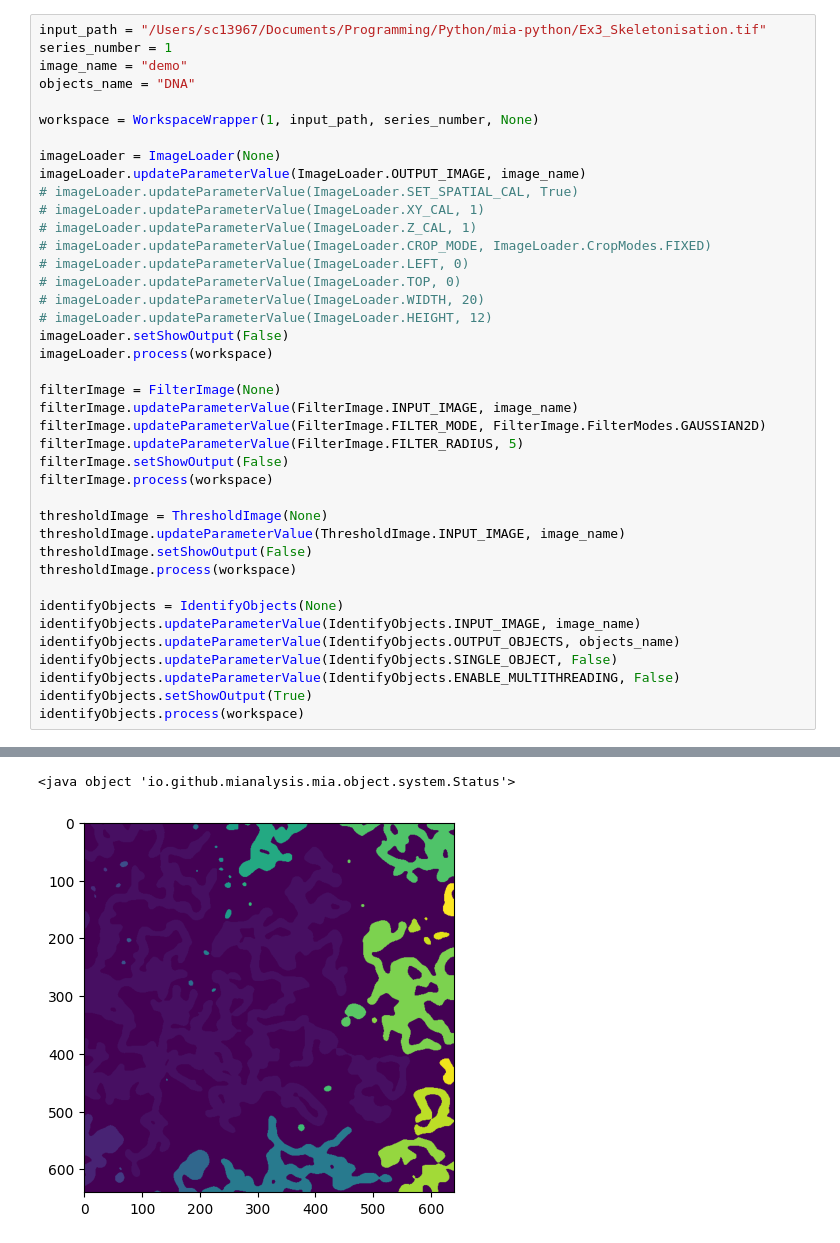
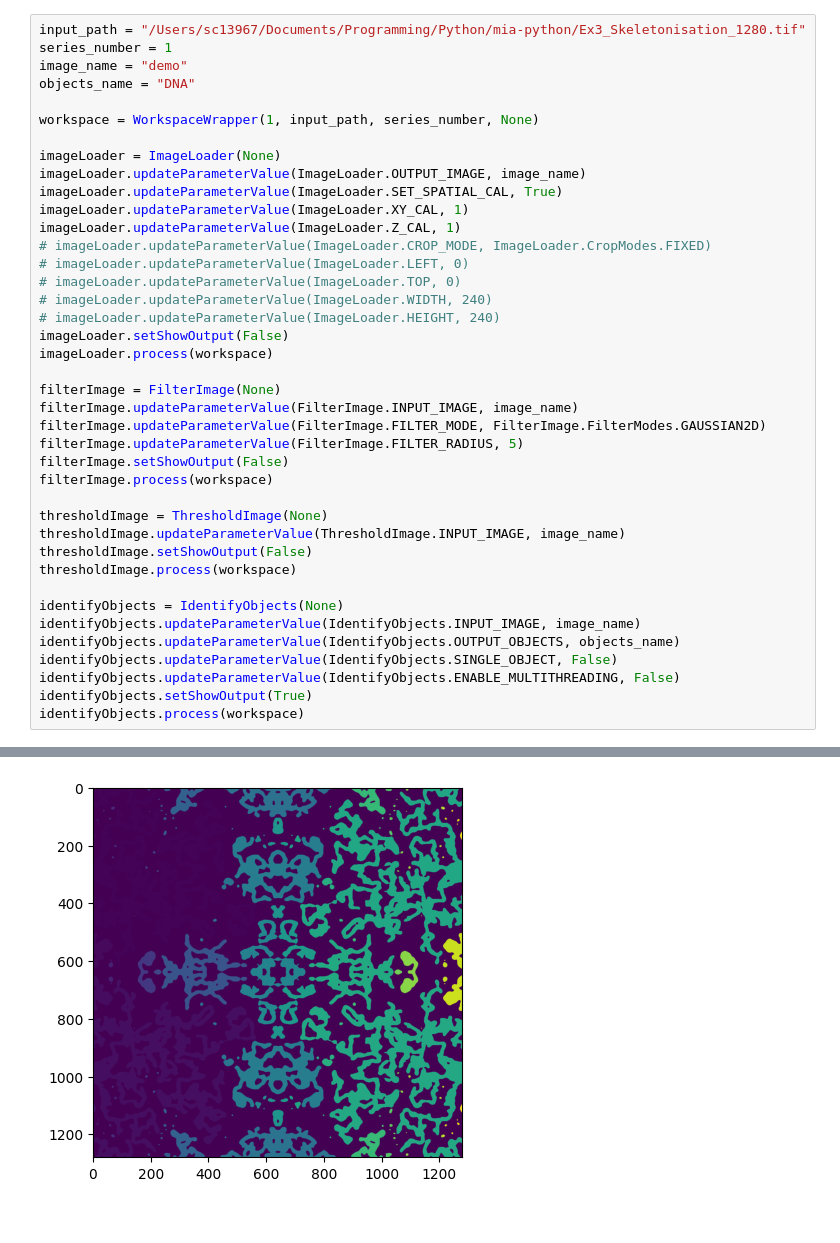
Before and after one commit to mianalysis/mia-python, a Jupyter notebook: Demo.ipynb, the cells around one changed output, grey strips where cells are left out. Drawn from its saved outputs; the diff is of its cells as text.

```diff
--- a/Demo.ipynb
+++ b/Demo.ipynb
@@ -87,5 +91,5 @@ AvailableModules = jimport('io.github.mianalysis.mia.module.AvailableModules')
 # %%
-input_path = "/Users/sc13967/Documents/Programming/Python/mia-python/Ex3_Skeletonisation.tif"
+input_path = "/Users/sc13967/Documents/Programming/Python/mia-python/Ex3_Skeletonisation_1280.tif"
 series_number = 1
 image_name = "demo"
 objects_name = "DNA"
@@ -94,14 +98,14 @@ workspace = WorkspaceWrapper(1, input_path, series_number, None)
 
 imageLoader = ImageLoader(None)
 imageLoader.updateParameterValue(ImageLoader.OUTPUT_IMAGE, image_name)
-# imageLoader.updateParameterValue(ImageLoader.SET_SPATIAL_CAL, True)
-# imageLoader.updateParameterValue(ImageLoader.XY_CAL, 1)
-# imageLoader.updateParameterValue(ImageLoader.Z_CAL, 1)
+imageLoader.updateParameterValue(ImageLoader.SET_SPATIAL_CAL, True)
+imageLoader.updateParameterValue(ImageLoader.XY_CAL, 1)
+imageLoader.updateParameterValue(ImageLoader.Z_CAL, 1)
 # imageLoader.updateParameterValue(ImageLoader.CROP_MODE, ImageLoader.CropModes.FIXED)
 # imageLoader.updateParameterValue(ImageLoader.LEFT, 0)
 # imageLoader.updateParameterValue(ImageLoader.TOP, 0)
-# imageLoader.updateParameterValue(ImageLoader.WIDTH, 20)
-# imageLoader.updateParameterValue(ImageLoader.HEIGHT, 12)
+# imageLoader.updateParameterValue(ImageLoader.WIDTH, 240)
+# imageLoader.updateParameterValue(ImageLoader.HEIGHT, 240)
 imageLoader.setShowOutput(False)
 imageLoader.process(workspace)
 
@@ -141,5 +149,4 @@ Objs: Add applySpatioTemporalCalibration to created image (convertToImage)
-<java object 'io.github.mianalysis.mia.object.system.Status'>
-[figure, old version]
+[figure, new version]
 # %%
 measureObjectShape = MeasureObjectShape(None)
 measureObjectShape.updateParameterValue(MeasureObjectShape.INPUT_OBJECTS, objects_name)
```
Also changed, not shown: parts of 9 cells of this notebook, 8 other files.
